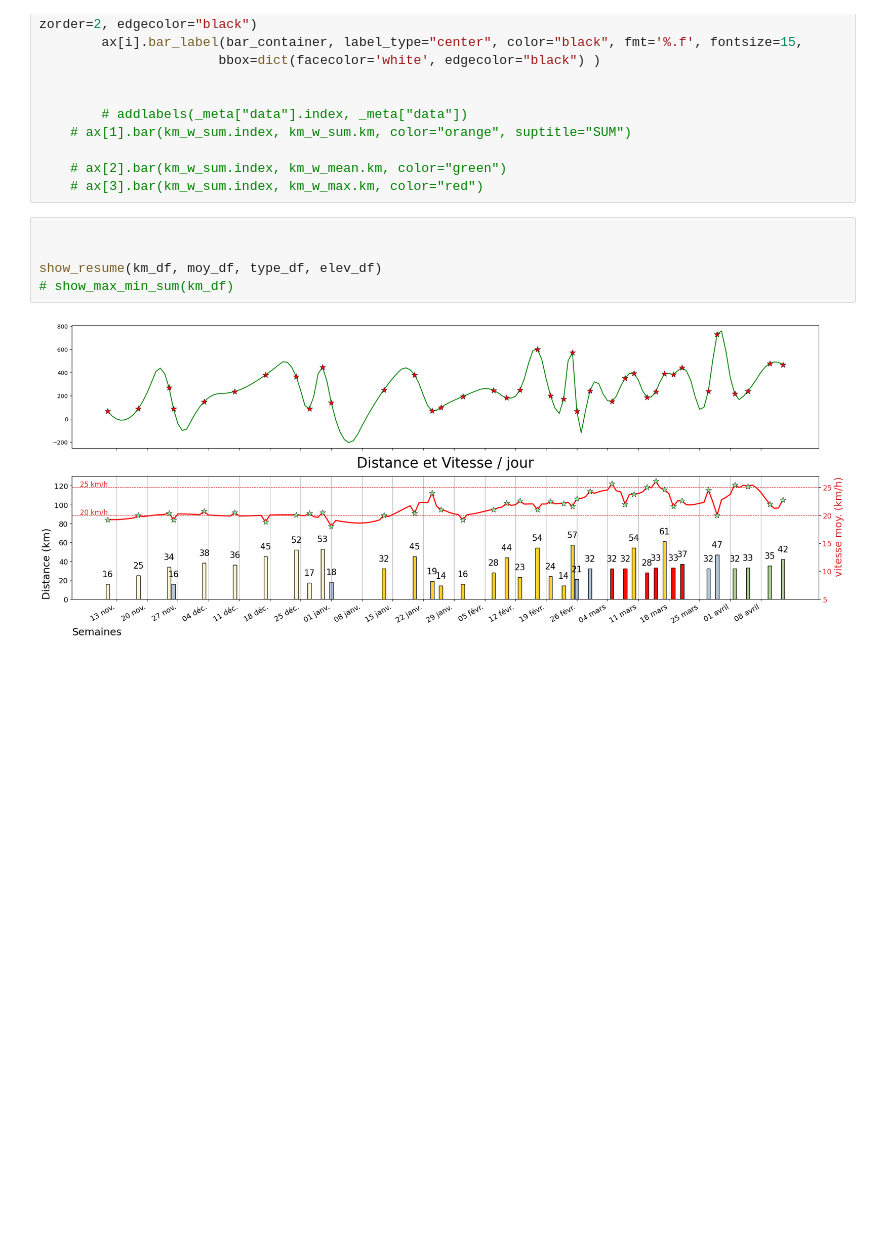
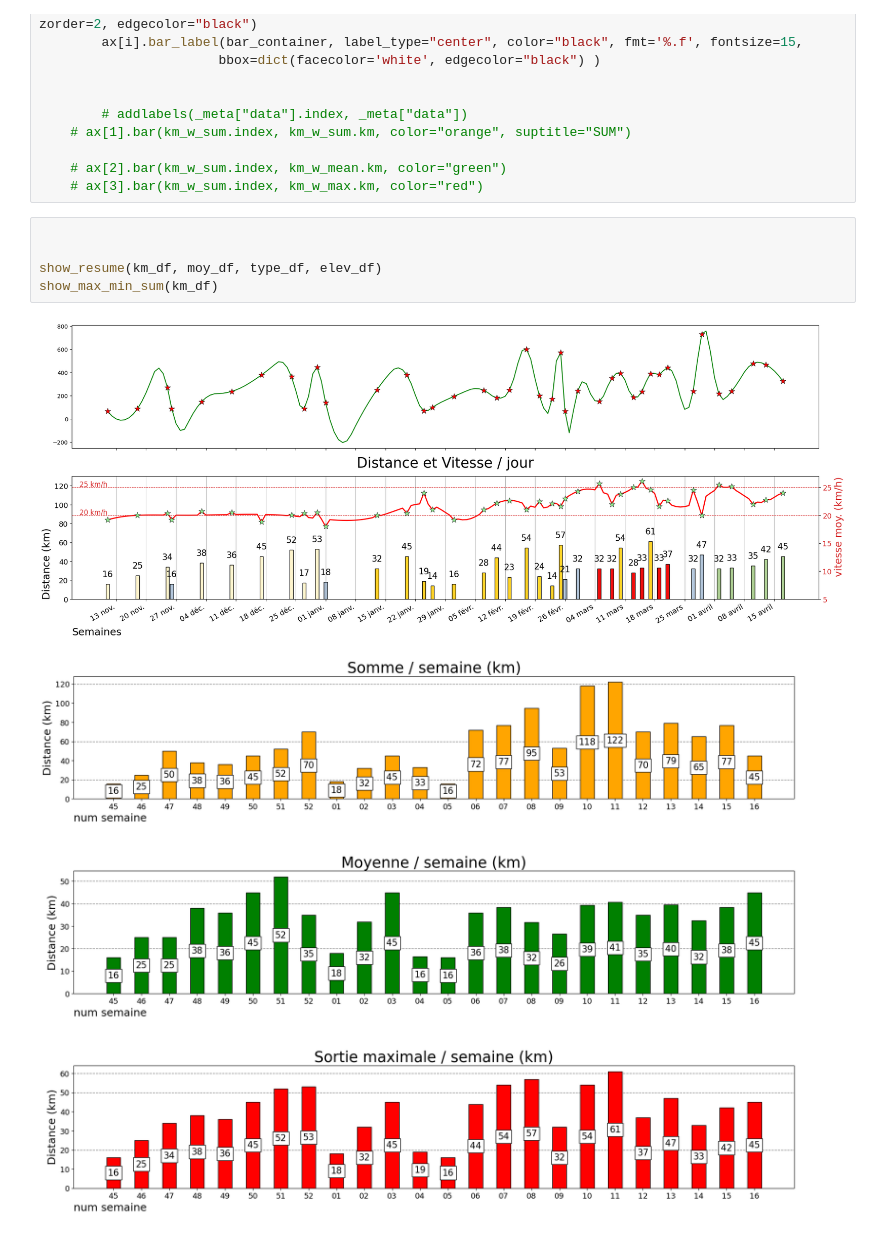
Before and after one commit to RichardHitier/visu-velo, a Jupyter notebook: notebooks/ReadPgrmCycloOds.ipynb, the cells around one changed output. Saved outputs shown, nothing was run; the diff lists cells and outputs as text; blank space fills up the shorter version.

```diff
--- a/notebooks/ReadPgrmCycloOds.ipynb
+++ b/notebooks/ReadPgrmCycloOds.ipynb
@@ -194,7 +194,8 @@ def show_max_min_sum(km_df):
 # %%
 
 
 show_resume(km_df, moy_df, type_df, elev_df)
-# show_max_min_sum(km_df)
+show_max_min_sum(km_df)
 # %% [output]
-[figure, old version]
+[figure, new version]
+[figure, added]
```
